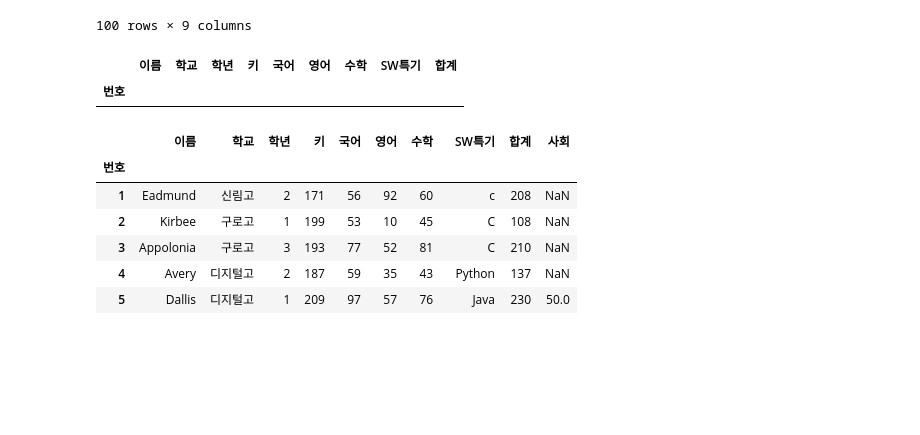
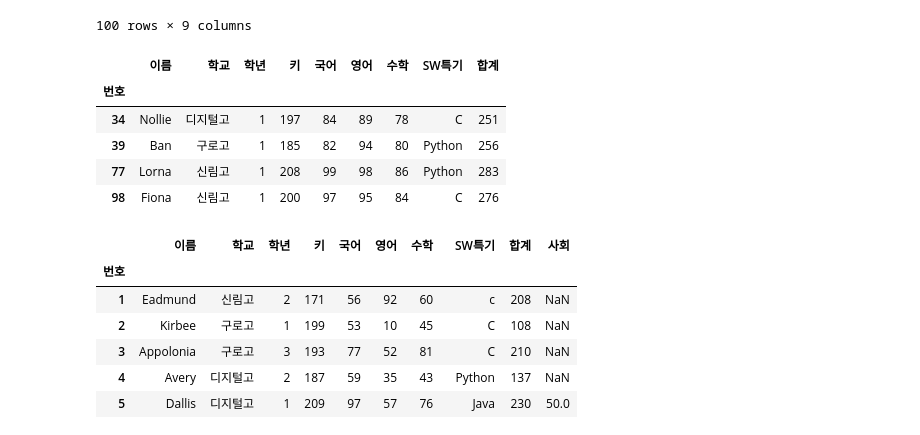
Before and after one commit to naegil73-png/aix_data_0928, a Jupyter notebook: p1001/p1001_03.ipynb, the cells around one changed output. Saved outputs shown, nothing was run; the diff lists cells and outputs as text; code cells hidden in the pictures; blank space fills up the shorter version.

```diff
--- a/p1001/p1001_03.ipynb
+++ b/p1001/p1001_03.ipynb
@@ -42,11 +42,15 @@ df
 | 100 | Jonathan | 디지털고 | 2 | 195 | 84 | 63 | 80 | JAVA | 227 |
 100 rows × 9 columns
 # %%
-filt = df['합계']>=350
+filt = df['합계']>=250
 df[filt]
 # %% [output]
 |  | 이름 | 학교 | 학년 | 키 | 국어 | 영어 | 수학 | SW특기 | 합계 |
 | 번호 |  |  |  |  |  |  |  |  |  |
+| 34 | Nollie | 디지털고 | 1 | 197 | 84 | 89 | 78 | C | 251 |
+| 39 | Ban | 구로고 | 1 | 185 | 82 | 94 | 80 | Python | 256 |
+| 77 | Lorna | 신림고 | 1 | 208 | 99 | 98 | 86 | Python | 283 |
+| 98 | Fiona | 신림고 | 1 | 200 | 97 | 95 | 84 | C | 276 |
 # %%
 # 1.index추가 : loc[] 이용, 컬럼 개수만큼 입력
 # df.loc['9번'] = ['홍길동', '구로고', 190, 90, 80, 70, 60, 50,'Python']
```
Also changed, not shown: 35 other files.
